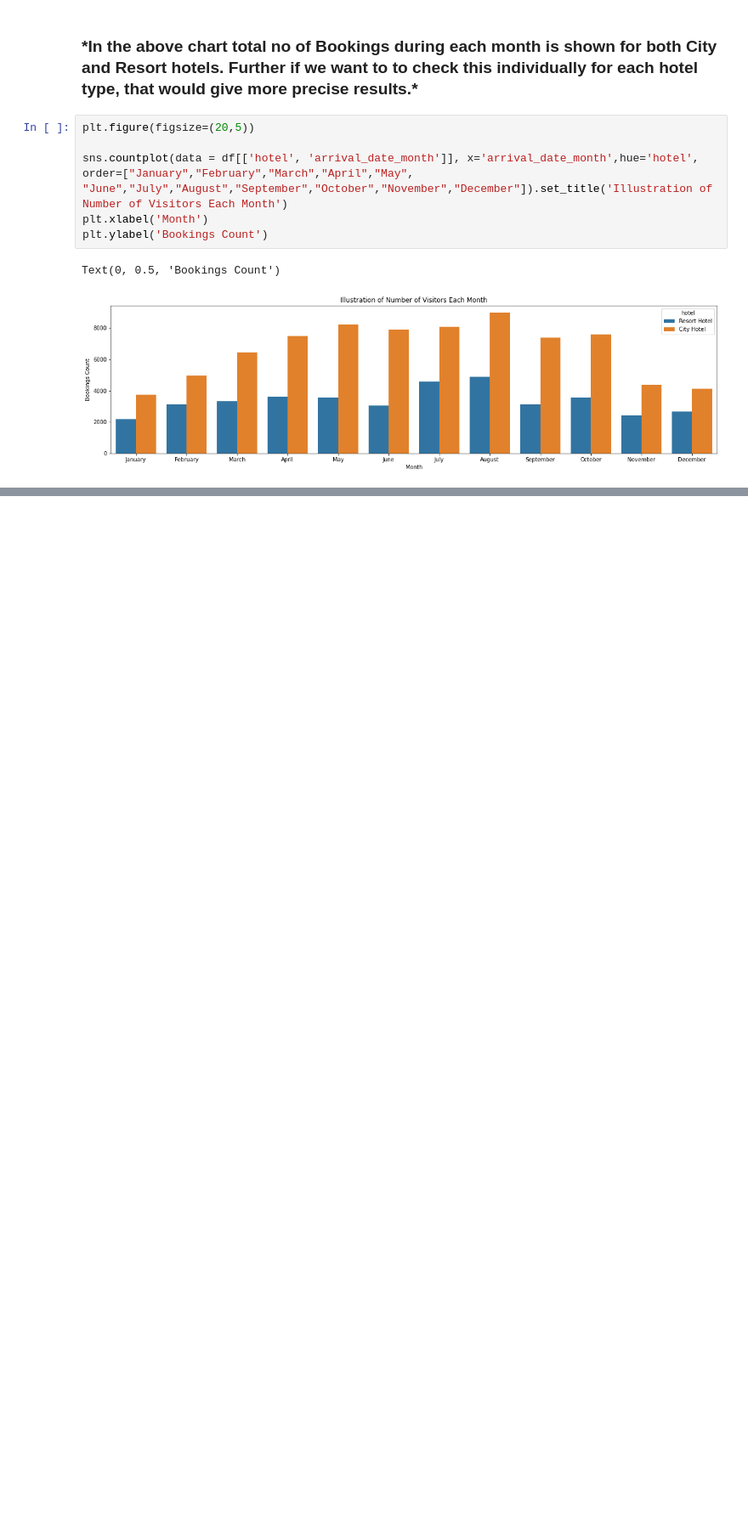
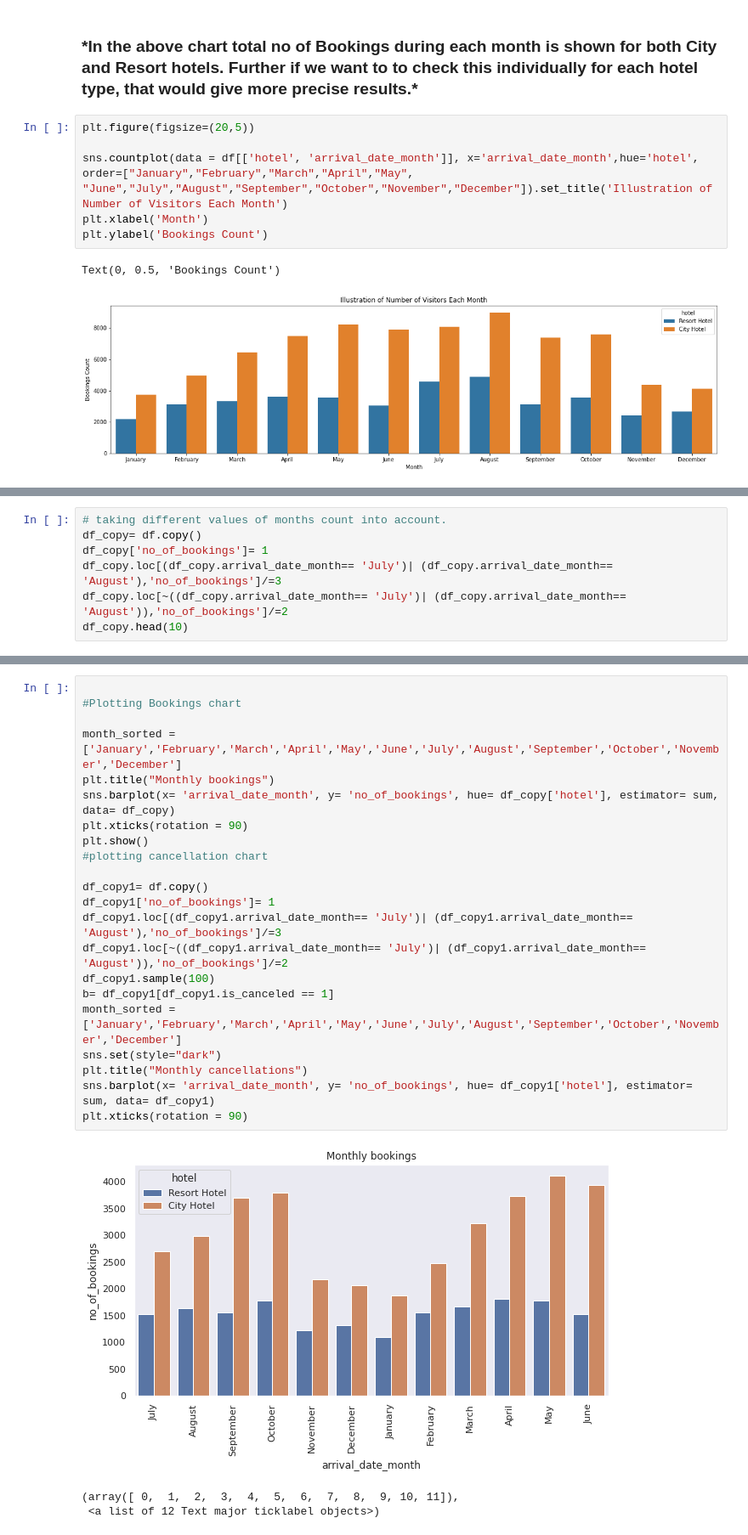
Before and after one commit to adarshsoni10/Data-Analysis-on-Hotel-Bookings, a Jupyter notebook: Copy_of_Hotel_Booking_Analysis_Capstone_Project.ipynb, the cells around one changed output, grey strips where cells are left out. Shown: that part at 85% size. Saved outputs shown, nothing was run; the diff lists cells and outputs as text; blank space fills up the shorter version.

```diff
--- a/Copy_of_Hotel_Booking_Analysis_Capstone_Project.ipynb
+++ b/Copy_of_Hotel_Booking_Analysis_Capstone_Project.ipynb
@@ -244,0 +249,7 @@ Text(0, 0.5, 'Bookings Count')
+# %%
+# taking different values of months count into account.
+df_copy= df.copy()
+df_copy['no_of_bookings']= 1
+df_copy.loc[(df_copy.arrival_date_month== 'July')| (df_copy.arrival_date_month== 'August'),'no_of_bookings']/=3
+df_copy.loc[~((df_copy.arrival_date_month== 'July')| (df_copy.arrival_date_month== 'August')),'no_of_bookings']/=2
+df_copy.head(10)
@@ -244,0 +269,26 @@ Text(0, 0.5, 'Bookings Count')
+# %%
+
+#Plotting Bookings chart
+
+month_sorted = ['January','February','March','April','May','June','July','August','September','October','November','December']
+plt.title("Monthly bookings")
+sns.barplot(x= 'arrival_date_month', y= 'no_of_bookings', hue= df_copy['hotel'], estimator= sum, data= df_copy)
+plt.xticks(rotation = 90)
+plt.show()
+#plotting cancellation chart
+
+df_copy1= df.copy()
+df_copy1['no_of_bookings']= 1
+df_copy1.loc[(df_copy1.arrival_date_month== 'July')| (df_copy1.arrival_date_month== 'August'),'no_of_bookings']/=3
+df_copy1.loc[~((df_copy1.arrival_date_month== 'July')| (df_copy1.arrival_date_month== 'August')),'no_of_bookings']/=2
+df_copy1.sample(100)
+b= df_copy1[df_copy1.is_canceled == 1]
+month_sorted = ['January','February','March','April','May','June','July','August','September','October','November','December']
+sns.set(style="dark")
+plt.title("Monthly cancellations")
+sns.barplot(x= 'arrival_date_month', y= 'no_of_bookings', hue= df_copy1['hotel'], estimator= sum, data= df_copy1)
+plt.xticks(rotation = 90)
+# %% [output]
+[figure, added]
+(array([ 0,  1,  2,  3,  4,  5,  6,  7,  8,  9, 10, 11]),
+ <a list of 12 Text major ticklabel objects>)
```
Also changed, not shown: parts of 4 cells of this notebook.
